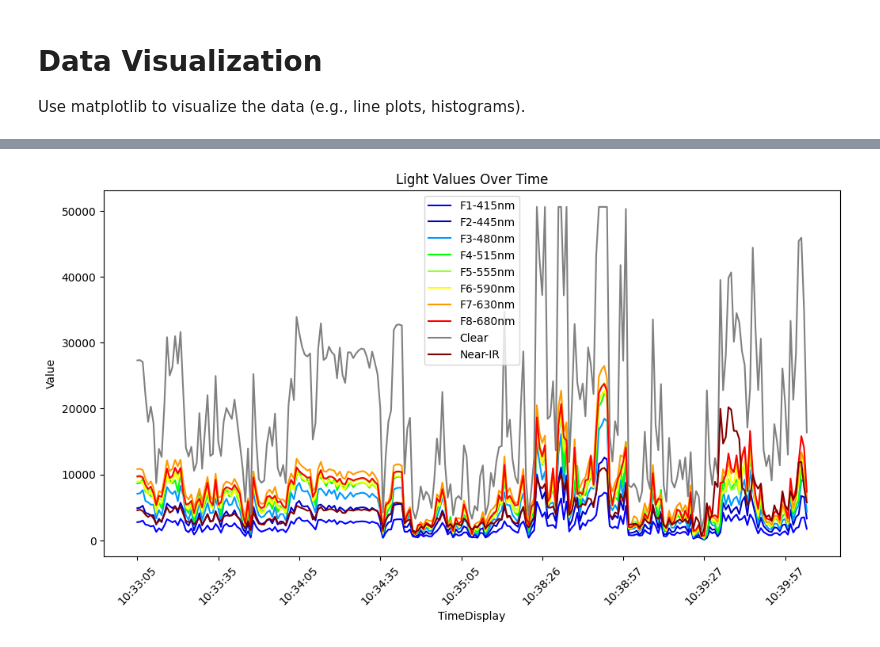
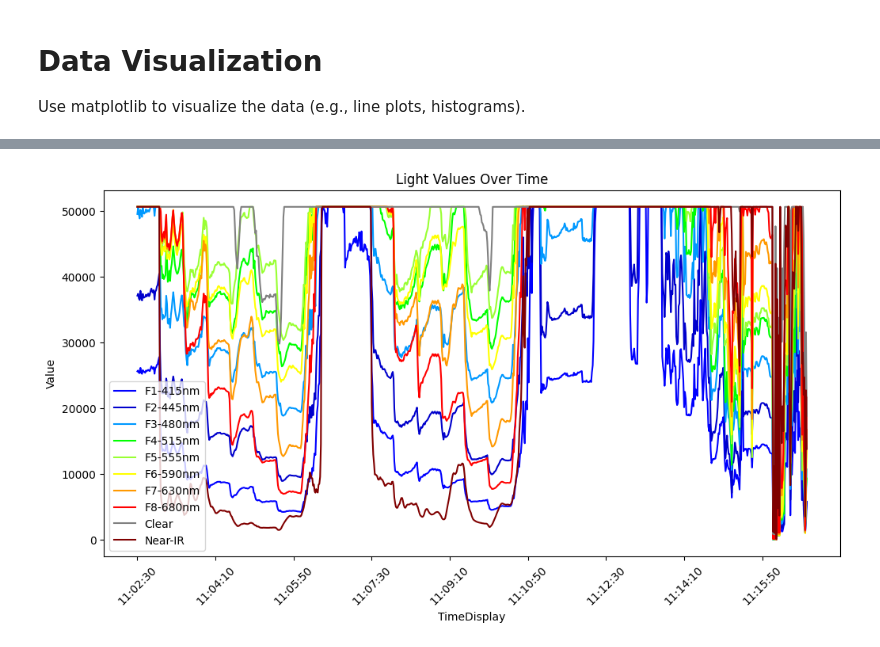
Before and after one commit to jongarrison/marine_sciences_data, a Jupyter notebook: kdupro/2025-03-26_disco_bay/250326_Analysis.ipynb, the cells around one changed output, grey strips where cells are left out. Cells and saved outputs as stored; diff of their text form; code cells hidden in the pictures.

Commit message:
Ok, got the data cleaned up and back into the original format

```diff
--- a/kdupro/2025-03-26_disco_bay/250326_Analysis.ipynb
+++ b/kdupro/2025-03-26_disco_bay/250326_Analysis.ipynb
@@ -15,13 +17,11 @@ import ssl
 import requests
 import io
 
-# Load CSV File with approximately 41 lines of non-csv metadata
-startParsingAtLine = 0 #Normally 41
+# Load CSV File with approximately 42 lines of non-csv metadata
+startParsingAtLine = 42 #Normally 42
 
 # Load the CSV file into a DataFrame
-# url = 'https://raw.githubusercontent.com/jongarrison/marine_sciences_data/refs/heads/main/kdupro/2025-03-26_disco_bay/2025-03-26_buoy0_usa_discobay_0.5.txt' #Data was flawed, two spurious columns were present
-
-url = 'https://raw.githubusercontent.com/jongarrison/marine_sciences_data/refs/heads/main/kdupro/2025-03-26_disco_bay/2025-03-26_buoy0_usa_discobay_revised.csv'
+url = 'https://raw.githubusercontent.com/jongarrison/marine_sciences_data/refs/heads/main/kdupro/2025-03-26_disco_bay/2025-03-26_buoy0_usa_discobay_0.5.txt' #Data was flawed, two spurious columns were present
 
 response = requests.get(url)
 
@@ -49,13 +49,13 @@ TIME,F1-415nm,F2-445nm,F3-480nm,F4-515nm,F5-555nm,F6-590nm,F7-630nm,F8-680nm,Cle
 # %%
 
-df = pd.read_csv(io.StringIO(response.text), header=0, skiprows=startParsingAtLine, skip_blank_lines=True, sep=",") # sep=" ")
+df = pd.read_csv(io.StringIO(response.text), header=0, skiprows=startParsingAtLine, skip_blank_lines=True, sep=" ")
 
 display(HTML("<h1>HEAD</h1>"))
-# Display the first few rows of the DataFrame
-# print(df.head())
-
 # Display the first few rows of the DataFrame without wrapping columns
 display(HTML(df.head().to_html()))
+
+display(HTML("<h1>TAIL</h1>"))
+display(HTML(df.tail().to_html()))
 
 display(HTML("<h1>Describe</h1>"))
 # Display summary statistics of the DataFrame
@@ -132,8 +139,8 @@ df['TimeStandard'] = pd.to_datetime(df['TIME'], format='%Y-%m-%dT%H:%M:%S:%fZ')
 # Convert the TIME column to datetime format and create a new column with a more readable format
 df['TimeDisplay'] = pd.to_datetime(df['TimeStandard']).dt.strftime('%H:%M:%S')
 
-# Trim the rows to TimeDisplay values between 10:30:00 and 10:45:00
-df = df[(df['TimeDisplay'] >= '10:31:00') & (df['TimeDisplay'] <= '10:45:30')]
+# Manually trim the rows to TimeDisplay values between start and end times
+df = df[(df['TimeDisplay'] >= '11:02:30') & (df['TimeDisplay'] <= '11:18:00')]
 
 
 # Line plot for the first column (assuming it's a timestamp)
@@ -172 +186 @@ plt.show()
-[figure, old version]
+[figure, new version]
```
Also changed, not shown: parts of 4 cells of this notebook, 1 other file.
